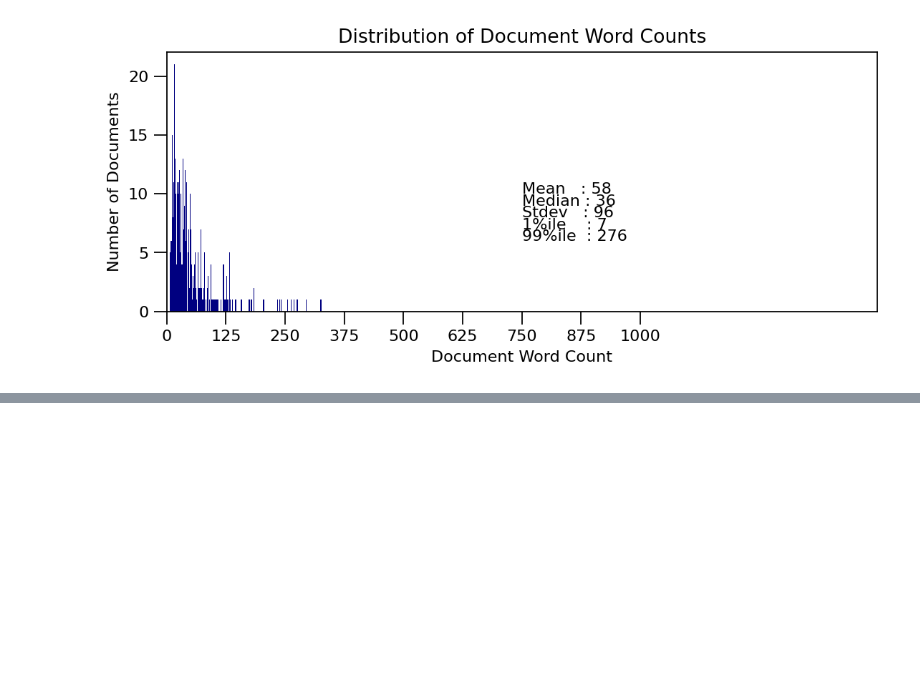
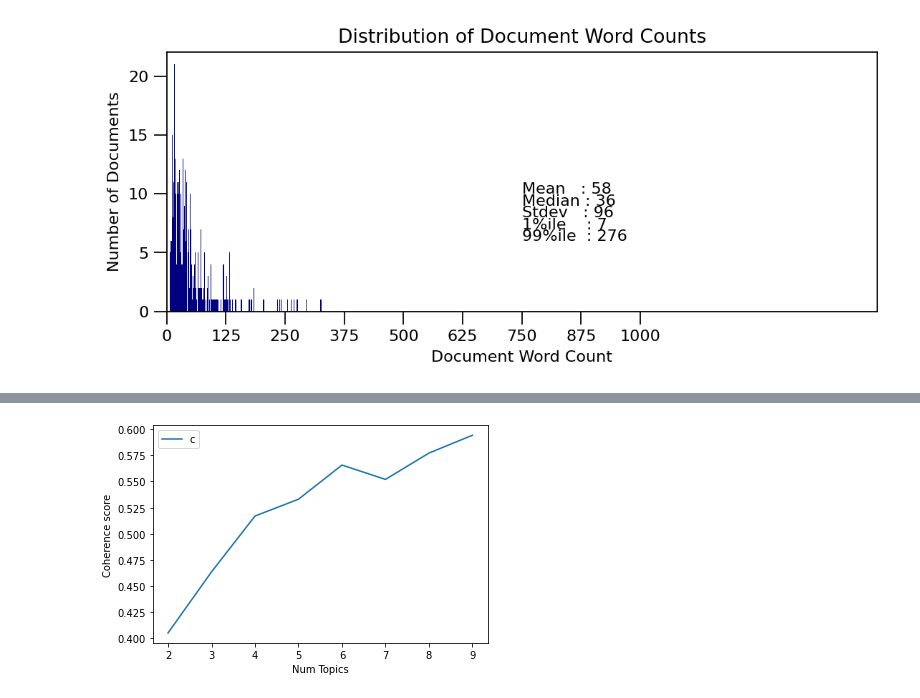
Before and after one commit to CJianYu98/Covid-19-Singapore-Analysis, a Jupyter notebook: Analysis/Sentiment Analysis_Topic Modelling/LDA_model.ipynb, the cells around one changed output, grey strips where cells are left out. Cells and saved outputs as stored; diff of their text form; code cells hidden in the pictures; blank space fills up the shorter version.

```diff
--- a/Analysis/Sentiment Analysis_Topic Modelling/LDA_model.ipynb
+++ b/Analysis/Sentiment Analysis_Topic Modelling/LDA_model.ipynb
@@ -266,0 +478,17 @@ plt.show()
+# %%
+eng_words = words.words()
+comments = []
+i = 0
+for row in act_df['Sentences']:
+    text = remove_hashtag_mentions_urls(row)
+    text_tokenize = TweetTokenizer().tokenize(text)
+    text_lower = [w.lower() for w in text_tokenize]
+    text_words_only = [w for w in text_lower if re.search('^[a-z]+$',w)]
+    text_eng_words = [w for w in text_words_only if w in eng_words]
+    text_drop_2letters = [w for w in text_eng_words if len(w) > 2]
+    text_joined = ' '.join(text_drop_2letters)
+    comments.append(text_joined)
+    # print(i)
+    i+=1
+
+act_df['Comments'] = comments
@@ -266,0 +501,18 @@ plt.show()
+# %%
+actionable_comments = pd.DataFrame(act_df['Comments'])
+actionable_docs = corpus2docs_1(actionable_comments)
+actionable_dic = gensim.corpora.Dictionary(actionable_docs)
+actionable_vecs = docs2vecs(actionable_docs, actionable_dic)
+# %%
+model_list = []
+coherence_values = []
+model_topics = []
+
+for num_topics in range(2, 10):
+    # lda_gensim = gensim.models.ldamodel.LdaModel(corpus=valuable_vecs, id2word=valuable_dic, num_topics=num_topics, random_state=99, iterations=100)
+    lda_mallet = gensim.models.wrappers.LdaMallet(mallet_path, iterations=500, corpus=actionable_vecs, num_topics=num_topics, id2word=actionable_dic, random_seed=99)
+    coherencemodel = CoherenceModel(model=lda_mallet, texts=actionable_docs, dictionary=actionable_dic, coherence='c_v')
+    model_topics.append(num_topics)
+    model_list.append(lda_mallet)
+    coherence_values.append(coherencemodel.get_coherence())
+    print("#Topics: " + str(num_topics) + " Score: " + str(coherencemodel.get_coherence()))
@@ -266,0 +528,12 @@ plt.show()
+# %%
+import matplotlib.pyplot as plt
+
+limit=10; start=2; step=1;
+x = range(start, limit, step)
+plt.plot(x, coherence_values)
+plt.xlabel("Num Topics")
+plt.ylabel("Coherence score")
+plt.legend(("coherence_values"), loc='best')
+plt.show()
+# %% [output]
+[figure, added]
```
Also changed, not shown: parts of 16 cells of this notebook, 4 other files.
